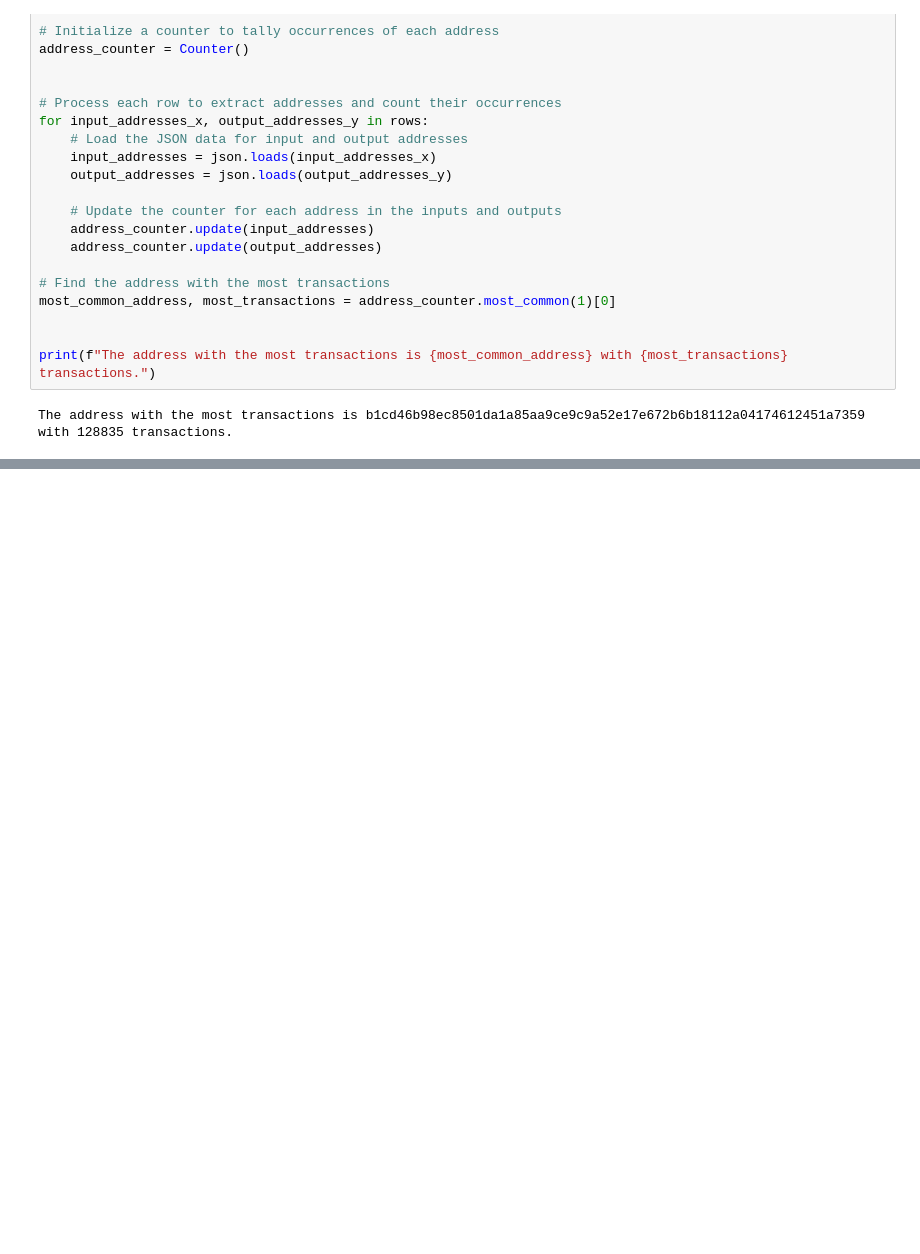
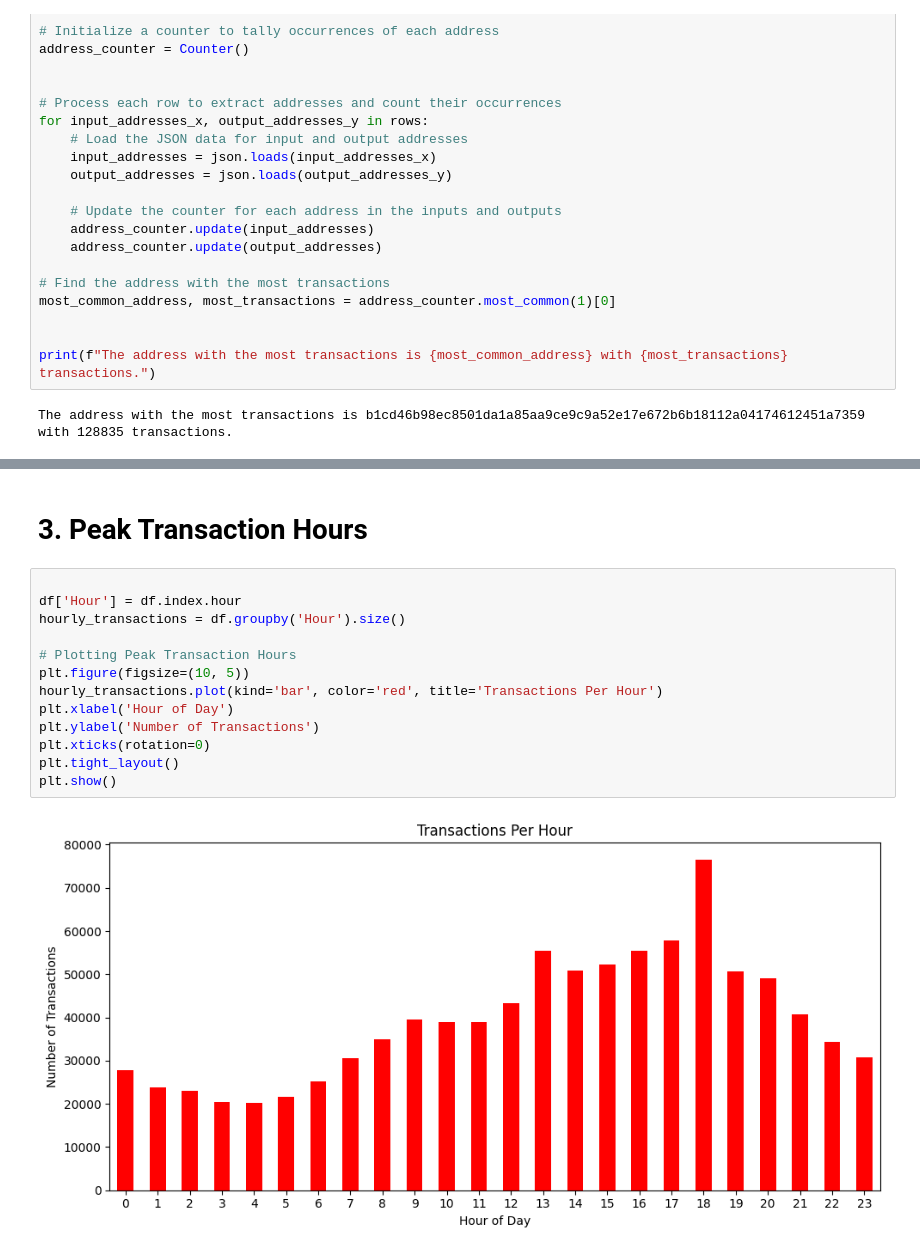
Before and after one commit to Sinthuyan97/bachelor_thesis_2024, a Jupyter notebook: timeStamp_analysis.ipynb, the cells around one changed output, grey strips where cells are left out. Drawn from its saved outputs; the diff is of its cells as text; blank space fills up the shorter version.

```diff
--- a/timeStamp_analysis.ipynb
+++ b/timeStamp_analysis.ipynb
@@ -174,0 +260,17 @@ else:
+# %% [markdown]
+# 3. Peak Transaction Hours
+# %%
+
+df['Hour'] = df.index.hour
+hourly_transactions = df.groupby('Hour').size()
+
+# Plotting Peak Transaction Hours
+plt.figure(figsize=(10, 5))
+hourly_transactions.plot(kind='bar', color='red', title='Transactions Per Hour')
+plt.xlabel('Hour of Day')
+plt.ylabel('Number of Transactions')
+plt.xticks(rotation=0)
+plt.tight_layout()
+plt.show()
+# %% [output]
+[figure, added]
```
Also changed, not shown: parts of 19 cells of this notebook, 4 other files.
